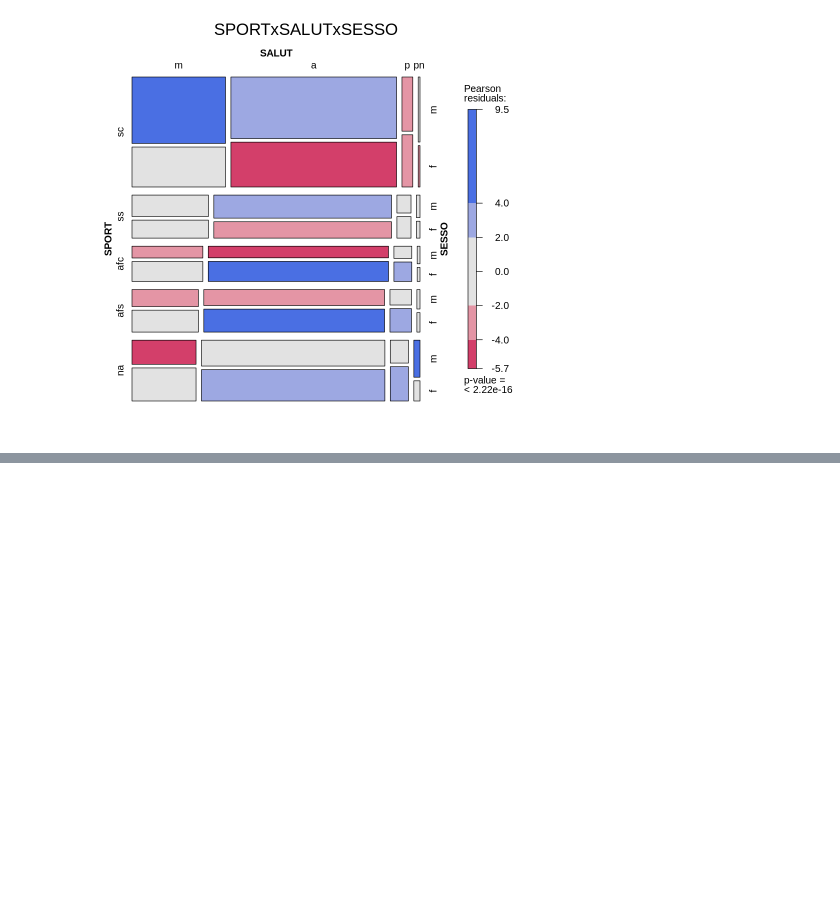
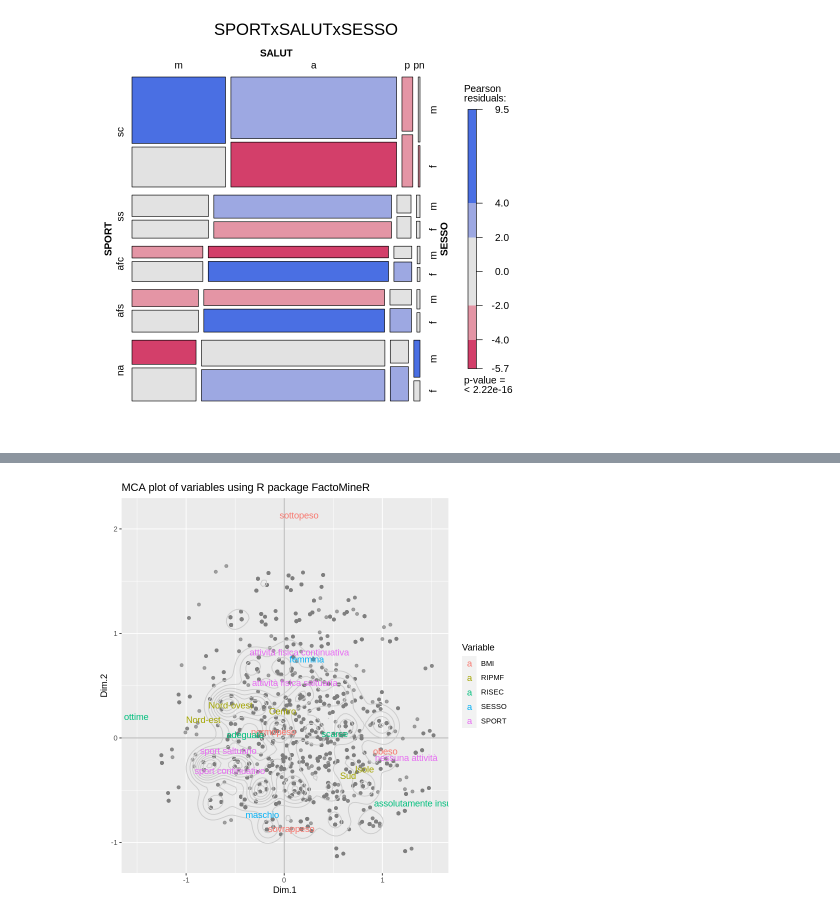
Before and after one commit to bolps/vdm2020, a Jupyter notebook: Progetto_VDM_Sport_e_alimentazione.ipynb, the cells around one changed output, grey strips where cells are left out. Saved outputs shown, nothing was run; the diff lists cells and outputs as text; code cells hidden in the pictures; blank space fills up the shorter version.

```diff
--- a/Progetto_VDM_Sport_e_alimentazione.ipynb
+++ b/Progetto_VDM_Sport_e_alimentazione.ipynb
@@ -244,6 +242,11 @@ AVQ18.sport$SPORT <- ifelse(AVQ18.sport$SPOCON=="si", "sport continuativo",
 
 AVQ18.sport$SPORT <- as.factor(AVQ18.sport$SPORT)
 AVQ18.sport$SPORT <- factor(AVQ18.sport$SPORT,levels(AVQ18.sport$SPORT)[c(4,5,1,2,3)])
+# %%
+AVQ18.sport <- AVQ18.sport[,c(
+  'ETAMi','SESSO','CITTMi','STCIVMi','ISTRMi','CONDMi','RISEC', 'RIPMF',
+  'SPORT','FREQSPO',
+  'SALUT','BMI')]
 # %%
 # Visualizzo la struttura del dataset per verificare le modifiche applicate
 str(AVQ18.sport)
@@ -699,0 +641,28 @@ mca1
+# %%
+df <- AVQ18.sport[,c('BMI','SPORT','RISEC','RIPMF','SESSO')]
+df <- na.omit(df)
+# head(df)
+# number of categories per variable
+cats = apply(df, 2, function(x) nlevels(as.factor(x)))
+#cats
+# apply MCA
+mca1 = MCA(df, graph = FALSE)
+# list of results
+#mca1
+# data frame with variable coordinates
+mca1_vars_df = data.frame(mca1$var$coord, Variable = rep(names(cats), cats))
+# data frame with observation coordinates
+mca1_obs_df = data.frame(mca1$ind$coord)
+# MCA plot of observations and categories
+ggplot(data = mca1_obs_df, aes(x = Dim.1, y = Dim.2)) +
+  geom_hline(yintercept = 0, colour = "gray70") +
+  geom_vline(xintercept = 0, colour = "gray70") +
+  geom_point(colour = "gray50", alpha = 0.7) +
+  geom_density2d(colour = "gray80") +
+  geom_text(data = mca1_vars_df,
+            aes(x = Dim.1, y = Dim.2,
+                label = rownames(mca1_vars_df), colour = Variable)) +
+  ggtitle("MCA plot of variables using R package FactoMineR") +
+  scale_colour_discrete(name = "Variable")
+# %% [output]
+[figure, added]
```
Also changed, not shown: parts of 17 cells of this notebook.
